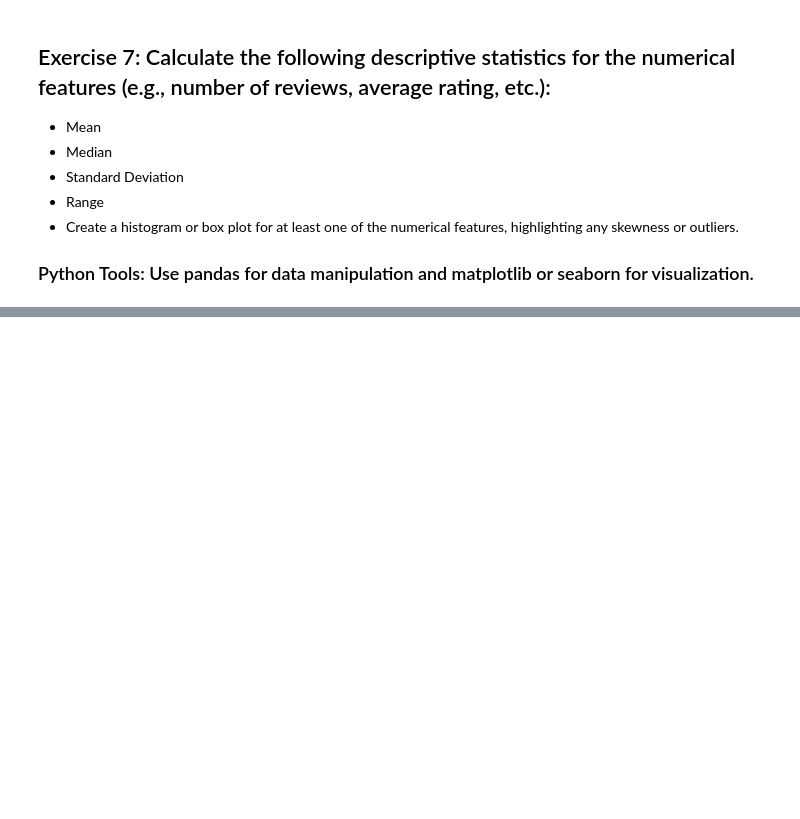
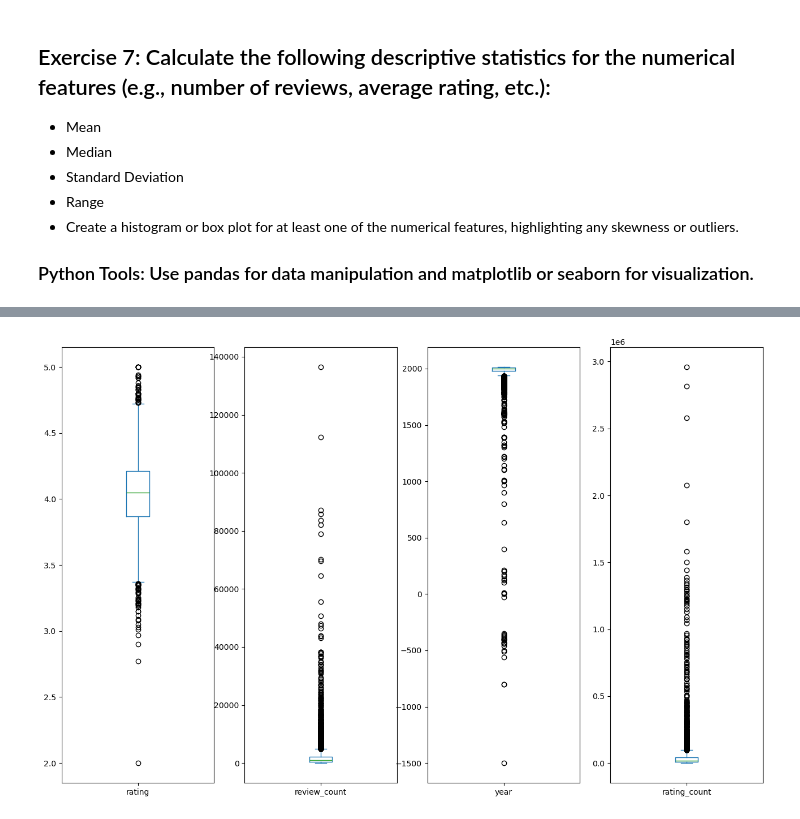
Before and after one commit to mannan272/data1, a Jupyter notebook: lab-02/Assignment 3.ipynb, the cells around one changed output, grey strips where cells are left out. Cells and saved outputs as stored; diff of their text form; code cells hidden in the pictures; blank space fills up the shorter version.

```diff
--- a/lab-02/Assignment 3.ipynb
+++ b/lab-02/Assignment 3.ipynb
@@ -316,0 +368,4 @@ df_clean.to_csv('hw-03-cleaned.csv', index= False)
+# %%
+df2.plot(figsize= [16, 10], kind= 'box', subplots= True);
+# %% [output]
+[figure, added]
```
Also changed, not shown: parts of 8 cells of this notebook.
